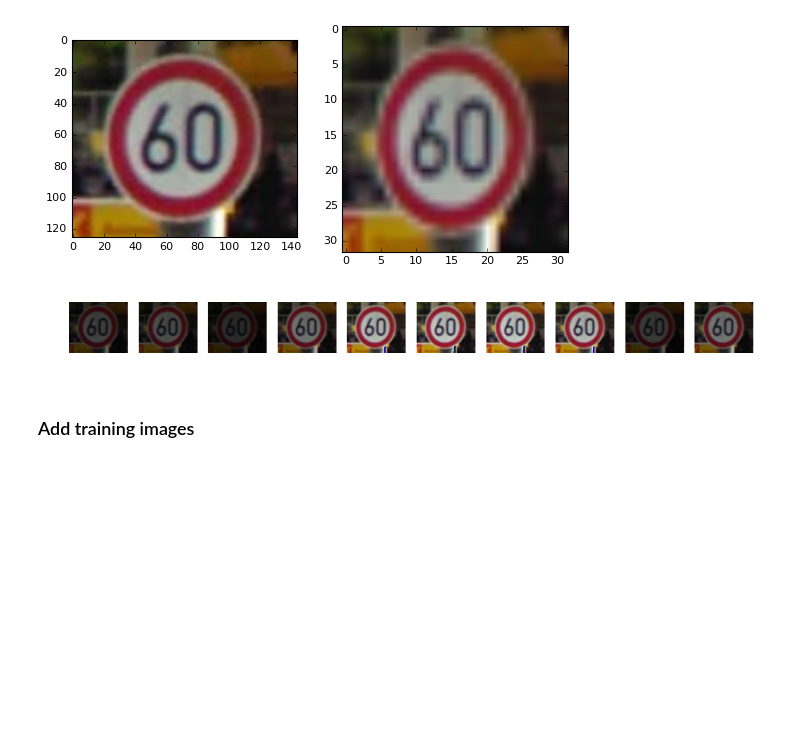
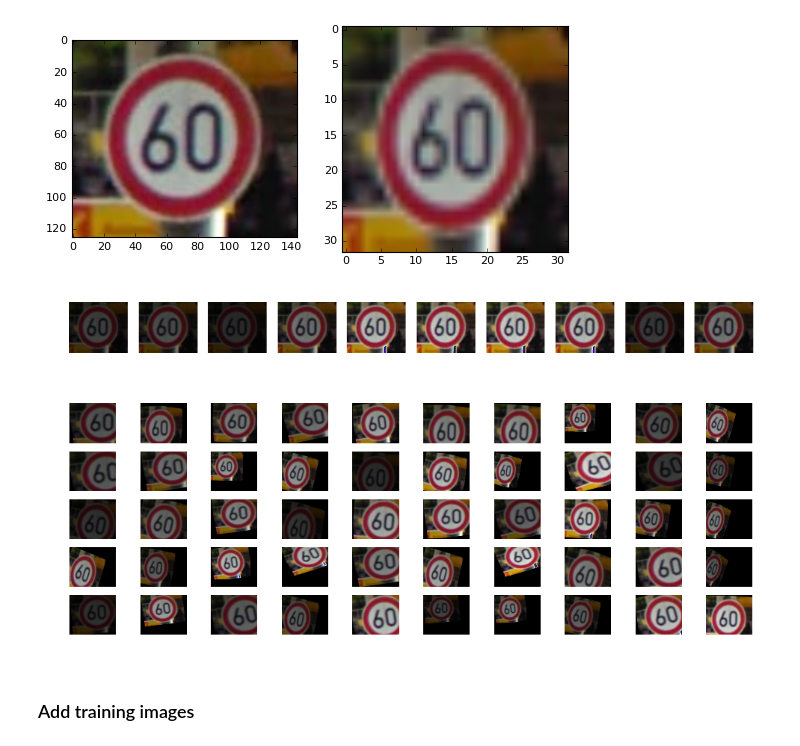
Before and after one commit to kcbighuge/CarND-Traffic-Sign-Classifier-Project-P2, a Jupyter notebook: Traffic_Sign_Classifier_v1.ipynb, the cells around one changed output. Cells and saved outputs as stored; diff of their text form; code cells hidden in the pictures; blank space fills up the shorter version.

Commit message:
add img transform

```diff
--- a/Traffic_Sign_Classifier_v1.ipynb
+++ b/Traffic_Sign_Classifier_v1.ipynb
@@ -277,6 +292,34 @@ for i in range(10):
 plt.show()
 # %% [output]
 [figure]
+# %%
+# look at brightness and jitter
+NUM_ROWS, NUM_COLS = (5, 10)
+ANG_RANGE = 20
+SHEAR_RANGE = 10
+TRANS_RANGE = 5
+BRIGHT = 1  # choose to augment brightness (1 or 0)
+
+gs1 = gridspec.GridSpec(NUM_ROWS, NUM_COLS)
+gs1.update(wspace=0.01, hspace=0.02) # set spacing b/w axes
+
+plt.rcParams['savefig.dpi']=100.
+plt.figure(figsize=(12,4))
+
+for i in range(NUM_ROWS*NUM_COLS):
+    ax1 = plt.subplot(gs1[i])
+    ax1.set_xticklabels([])
+    ax1.set_yticklabels([])
+    ax1.set_aspect('equal')
+    img = transform_image(image, ANG_RANGE, SHEAR_RANGE, TRANS_RANGE, brightness=BRIGHT)
+
+    plt.subplot(NUM_ROWS, NUM_COLS, i+1)
+    plt.imshow(img)
+    plt.axis('off')
+
+plt.show()
+# %% [output]
+[figure, added]
 # %% [markdown]
 ### Add training images
 # %%
```
Also changed, not shown: parts of 6 cells of this notebook.
